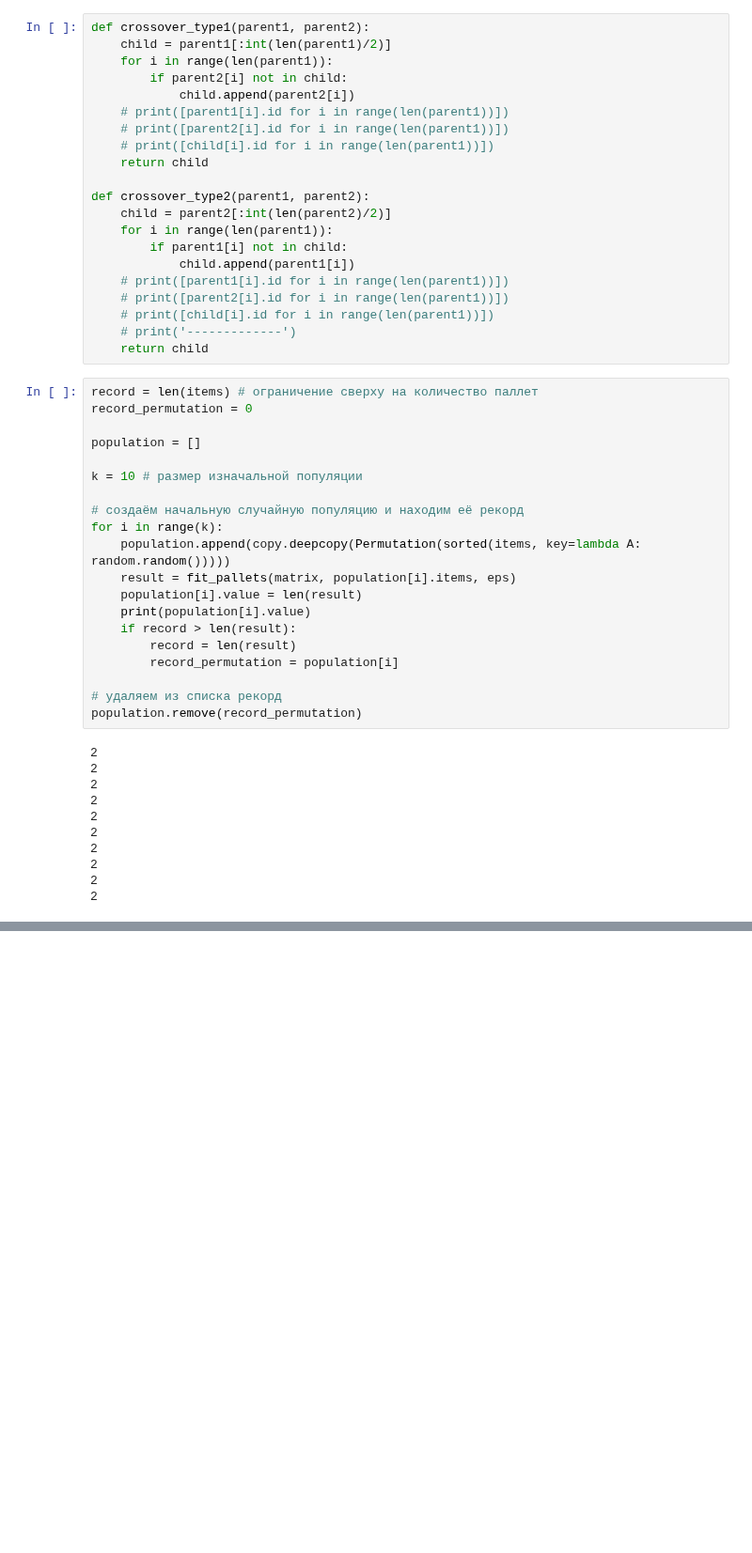
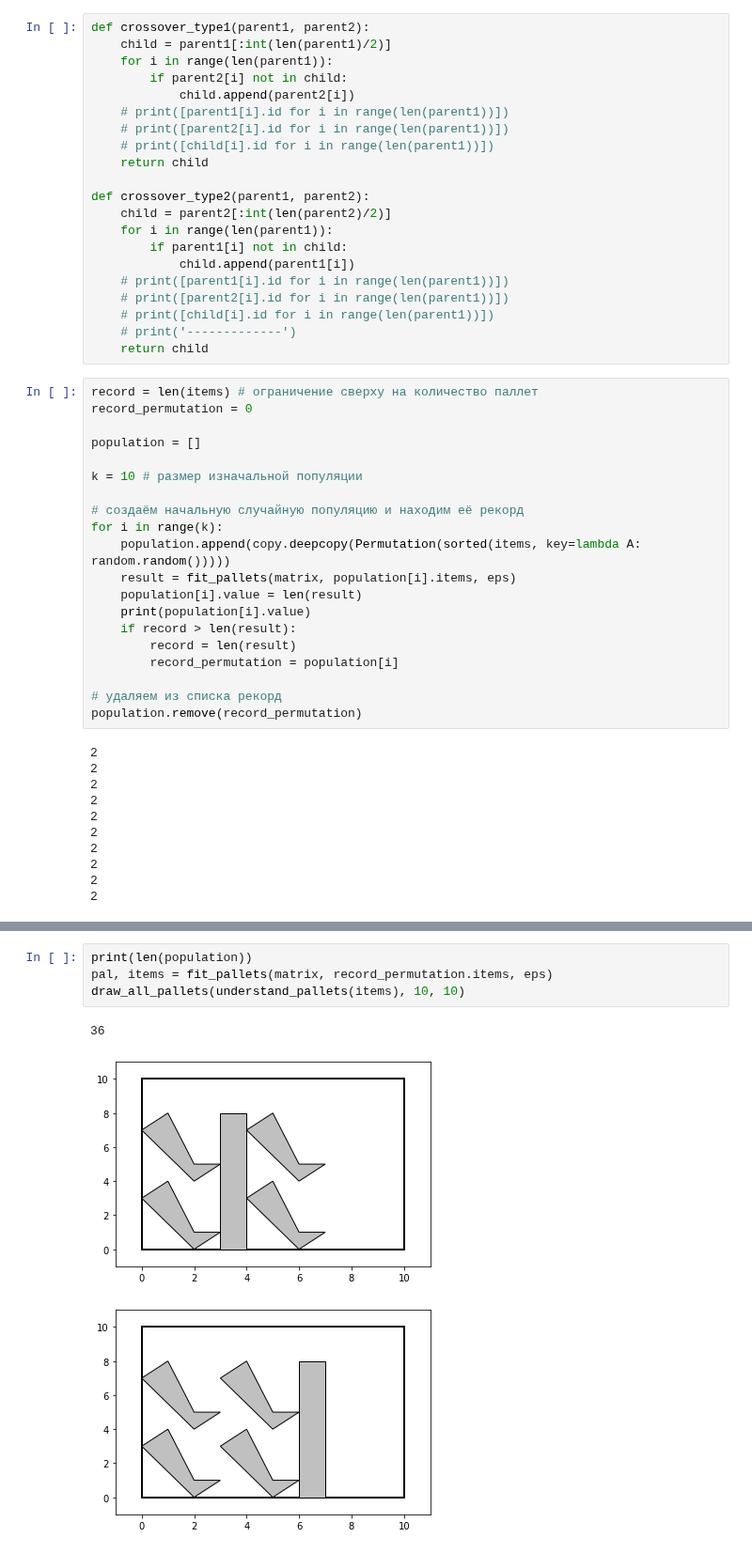
Before and after one commit to LyapinAlex/NestingProblem-BMW2022, a Jupyter notebook: genetic_algorithm.ipynb, the cells around one changed output, grey strips where cells are left out. Shown at 94% size. Cells and saved outputs as stored; diff of their text form; blank space fills up the shorter version.

```diff
--- a/genetic_algorithm.ipynb
+++ b/genetic_algorithm.ipynb
@@ -240,0 +235,8 @@ print(len(population))
+# %%
+print(len(population))
+pal, items = fit_pallets(matrix, record_permutation.items, eps)
+draw_all_pallets(understand_pallets(items), 10, 10)
+# %% [output]
+36
+[figure, added]
+[figure, added]
```
Also changed, not shown: parts of 2 cells of this notebook.
